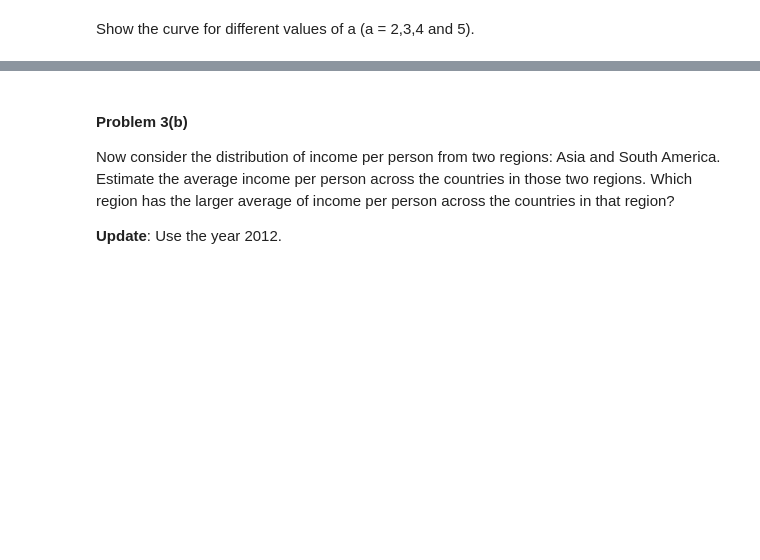
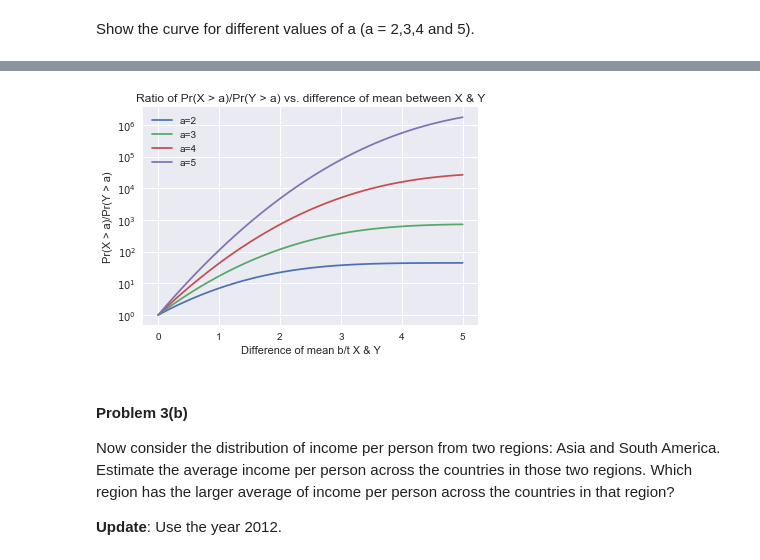
Before and after one commit to warrierr/cs109, a Jupyter notebook: hw1/HW1.ipynb, the cells around one changed output, grey strips where cells are left out. Saved outputs shown, nothing was run; the diff lists cells and outputs as text; code cells hidden in the pictures; blank space fills up the shorter version.

```diff
--- a/hw1/HW1.ipynb
+++ b/hw1/HW1.ipynb
@@ -536,3 +530,18 @@ X = sp.stats.norm(loc=0, scale=1)
+# %%
+diffs = np.linspace(0, 5, 50)
+a_vals = range(2, 6)
+for a in a_vals:
+    ratios = [ratioNormals(diff, a) for diff in diffs]
+    plt.plot(diffs, ratios)
+
+# Plot Description
+plt.title('Ratio of Pr(X > a)/Pr(Y > a) vs. difference of mean between X & Y')
+plt.xlabel('Difference of mean b/t X & Y')
+plt.ylabel('Pr(X > a)/Pr(Y > a)')
+plt.legend(["a={}".format(a) for a in a_vals])
+plt.yscale('log') # Needed because of a=5 so that other a values can be seen
+# %% [output]
+[figure, added]
 # %% [markdown]
 #### Problem 3(b)
 
```
Also changed, not shown: parts of 20 cells of this notebook.
